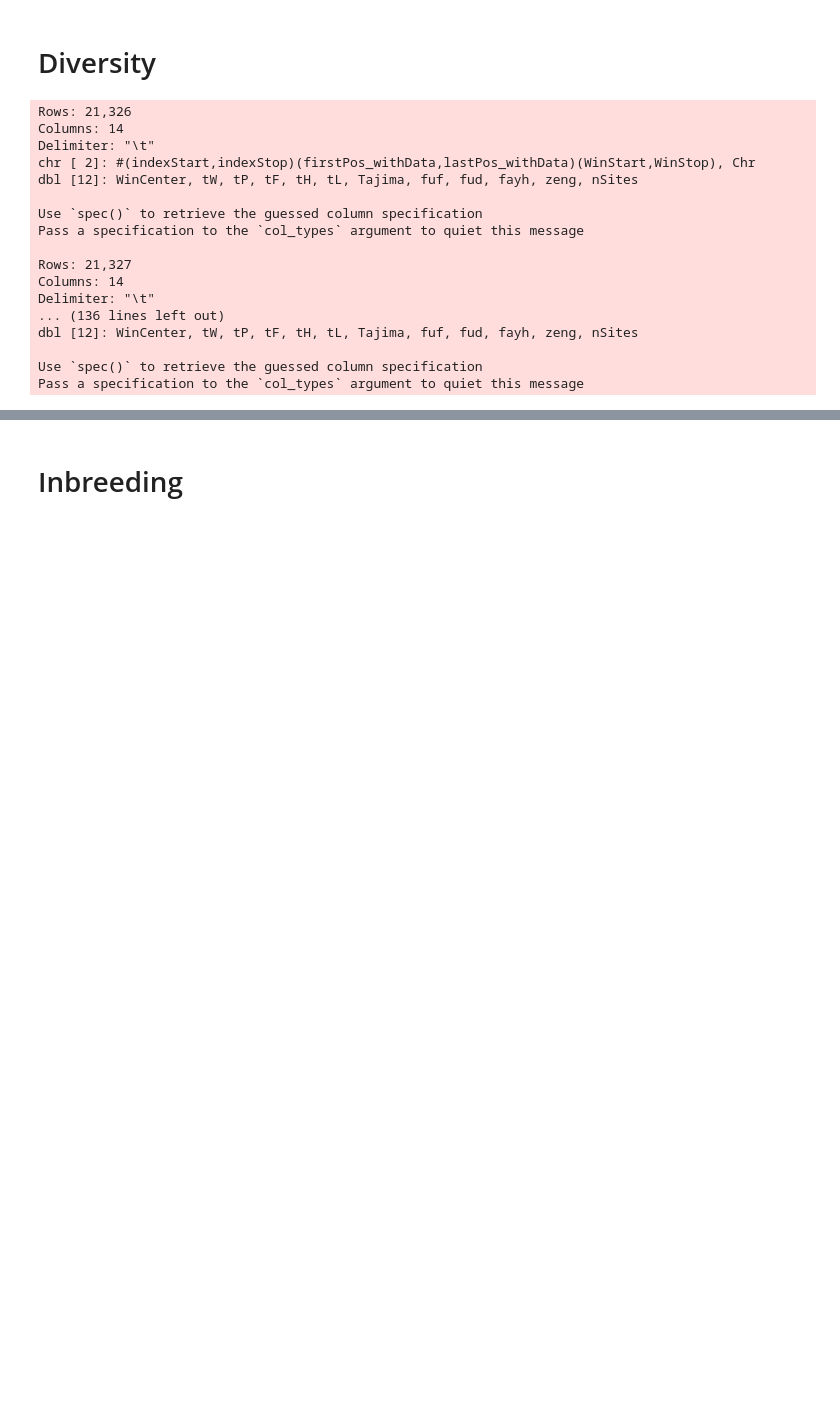
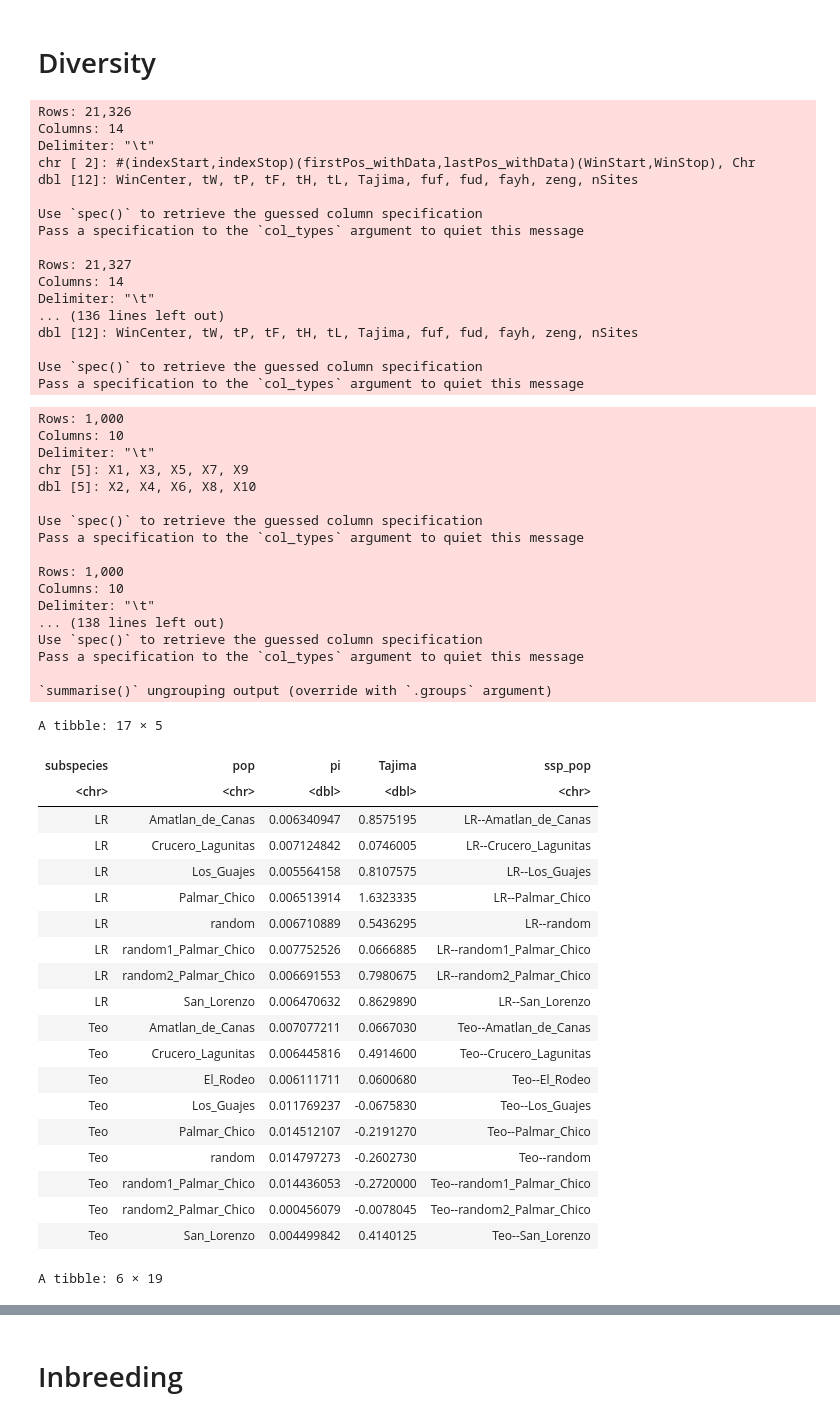
Before and after one commit to silastittes/parv_local, a Jupyter notebook: notebooks/popgen_stats.ipynb, the cells around one changed output, grey strips where cells are left out. Drawn from its saved outputs; the diff is of its cells as text; code cells hidden in the pictures; blank space fills up the shorter version.

```diff
--- a/notebooks/popgen_stats.ipynb
+++ b/notebooks/popgen_stats.ipynb
@@ -52,3 +71,72 @@ dbl [12]: WinCenter, tW, tP, tF, tH, tL, Tajima, fuf, fud, fayh, zeng, nSites
 
 Use `spec()` to retrieve the guessed column specification
 Pass a specification to the `col_types` argument to quiet this message
+# %%
+bps <- 100000
+
+stat_files <- list.files(path = "../data/dadi", pattern = "..*_fold4_AT,AG,AC,TA,TG,TC,GA,GT,GC,CA,CT,CG_mspms_stats.txt", full.names = TRUE)
+#stat_files <- list.files(path = "../data/dadi", pattern = "..*FULL_mspms_stats.txt", full.names = TRUE)
+
+msstats <-
+stat_files %>%
+map_df(~{
+
+    pop <- str_replace_all(string = .x, '../data/dadi/v5--(..*)_fold4_AT,AG,AC,TA,TG,TC,GA,GT,GC,CA,CT,CG_mspms_stats.txt', "\\1")
+    #pop <- str_replace_all(string = .x, '../data/dadi/v5--(..*)--FULL_mspms_stats.txt', "\\1")
+
+    vroom::vroom(
+    .x,
+    delim = "\t", col_names = FALSE) %>%
+    select(X2, X6) %>%
+    set_colnames(c("pi", "Tajima")) %>%
+    mutate(pi = pi / bps,
+           pop = pop,
+           ssp_pop = pop
+            )
+}) %>%
+    group_by(pop) %>%
+    summarise(pi = median(pi), Tajima = median(Tajima)) %>%
+    mutate(ssp_pop = pop) %>%
+    separate(pop, c("subspecies", "pop"), sep = "--")
+
+msstats
+head(pi_df)
+# %% [output]
+Rows: 1,000
+Columns: 10
+Delimiter: "\t"
+chr [5]: X1, X3, X5, X7, X9
+dbl [5]: X2, X4, X6, X8, X10
+
+Use `spec()` to retrieve the guessed column specification
+Pass a specification to the `col_types` argument to quiet this message
+
+Rows: 1,000
+Columns: 10
+Delimiter: "\t"
+... (138 lines left out)
+Use `spec()` to retrieve the guessed column specification
+Pass a specification to the `col_types` argument to quiet this message
+
+`summarise()` ungrouping output (override with `.groups` argument)
+A tibble: 17 × 5
+| subspecies | pop | pi | Tajima | ssp_pop |
+| <chr> | <chr> | <dbl> | <dbl> | <chr> |
+| LR | Amatlan_de_Canas | 0.006340947 | 0.8575195 | LR--Amatlan_de_Canas |
+| LR | Crucero_Lagunitas | 0.007124842 | 0.0746005 | LR--Crucero_Lagunitas |
+| LR | Los_Guajes | 0.005564158 | 0.8107575 | LR--Los_Guajes |
+| LR | Palmar_Chico | 0.006513914 | 1.6323335 | LR--Palmar_Chico |
+| LR | random | 0.006710889 | 0.5436295 | LR--random |
+| LR | random1_Palmar_Chico | 0.007752526 | 0.0666885 | LR--random1_Palmar_Chico |
+| LR | random2_Palmar_Chico | 0.006691553 | 0.7980675 | LR--random2_Palmar_Chico |
+| LR | San_Lorenzo | 0.006470632 | 0.8629890 | LR--San_Lorenzo |
+| Teo | Amatlan_de_Canas | 0.007077211 | 0.0667030 | Teo--Amatlan_de_Canas |
+| Teo | Crucero_Lagunitas | 0.006445816 | 0.4914600 | Teo--Crucero_Lagunitas |
+| Teo | El_Rodeo | 0.006111711 | 0.0600680 | Teo--El_Rodeo |
+| Teo | Los_Guajes | 0.011769237 | -0.0675830 | Teo--Los_Guajes |
+| Teo | Palmar_Chico | 0.014512107 | -0.2191270 | Teo--Palmar_Chico |
+| Teo | random | 0.014797273 | -0.2602730 | Teo--random |
+| Teo | random1_Palmar_Chico | 0.014436053 | -0.2720000 | Teo--random1_Palmar_Chico |
+| Teo | random2_Palmar_Chico | 0.000456079 | -0.0078045 | Teo--random2_Palmar_Chico |
+| Teo | San_Lorenzo | 0.004499842 | 0.4140125 | Teo--San_Lorenzo |
+A tibble: 6 × 19
```
Also changed, not shown: parts of 11 cells of this notebook, 9 other files.
